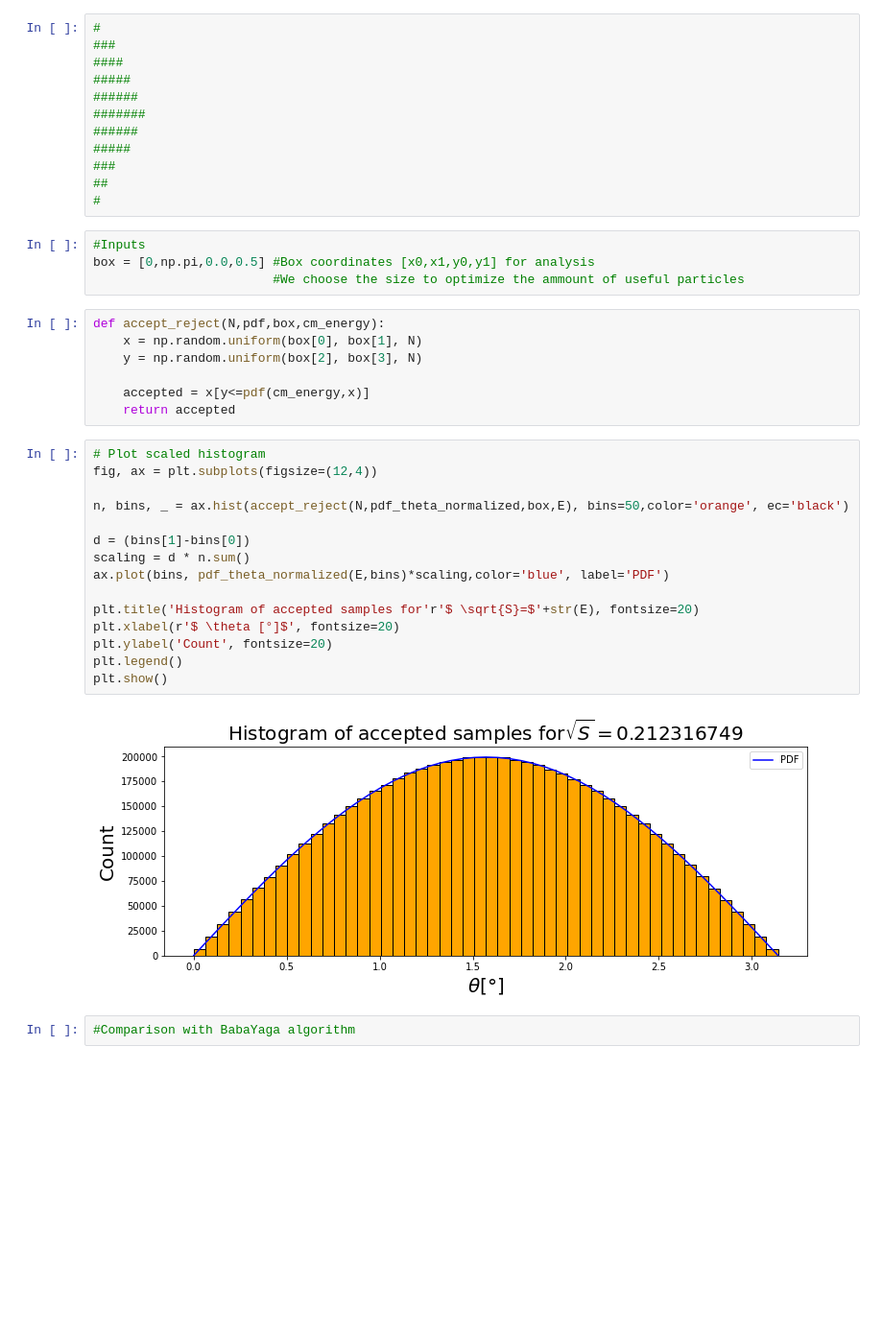
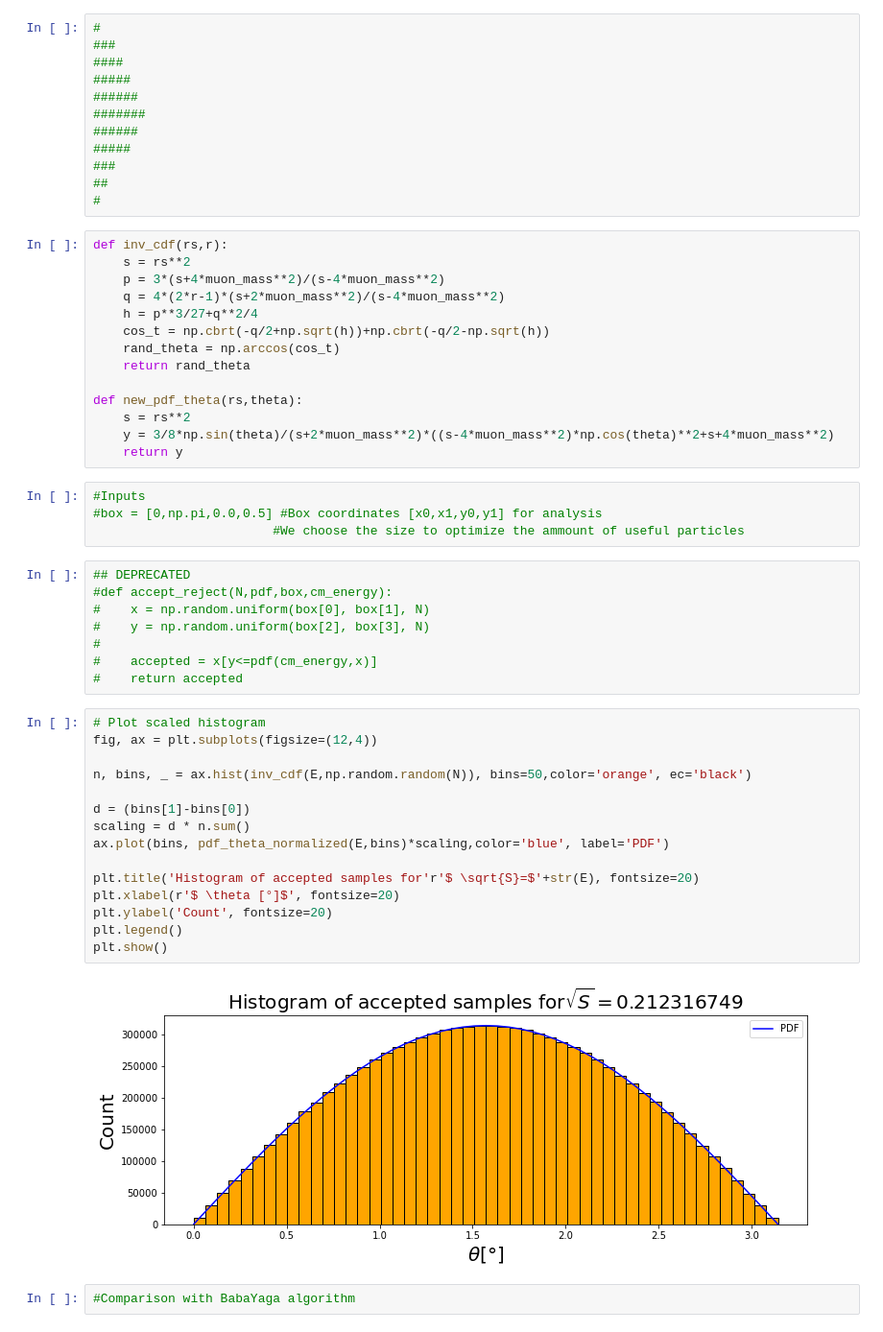
Before and after one commit to eigen-carmona/LCP_projects_Y3, a Jupyter notebook: Muons_project.ipynb, the cells around one changed output. Shown at 96% size. Drawn from its saved outputs; the diff is of its cells as text; blank space fills up the shorter version.

```diff
--- a/Muons_project.ipynb
+++ b/Muons_project.ipynb
@@ -211,34 +211,49 @@ Integral of the normalized PDF in [0,pi] 1.0
 ###
 ##
 #
+# %%
+def inv_cdf(rs,r):
+    s = rs**2
+    p = 3*(s+4*muon_mass**2)/(s-4*muon_mass**2)
+    q = 4*(2*r-1)*(s+2*muon_mass**2)/(s-4*muon_mass**2)
+    h = p**3/27+q**2/4
+    cos_t = np.cbrt(-q/2+np.sqrt(h))+np.cbrt(-q/2-np.sqrt(h))
+    rand_theta = np.arccos(cos_t)
+    return rand_theta
+
+def new_pdf_theta(rs,theta):
+    s = rs**2
+    y = 3/8*np.sin(theta)/(s+2*muon_mass**2)*((s-4*muon_mass**2)*np.cos(theta)**2+s+4*muon_mass**2)
+    return y
 # %%
 #Inputs
-box = [0,np.pi,0.0,0.5] #Box coordinates [x0,x1,y0,y1] for analysis
+#box = [0,np.pi,0.0,0.5] #Box coordinates [x0,x1,y0,y1] for analysis
                         #We choose the size to optimize the ammount of useful particles
 # %%
-def accept_reject(N,pdf,box,cm_energy):
-    x = np.random.uniform(box[0], box[1], N)
-    y = np.random.uniform(box[2], box[3], N)
-
-    accepted = x[y<=pdf(cm_energy,x)]
-    return accepted
+## DEPRECATED
+#def accept_reject(N,pdf,box,cm_energy):
+#    x = np.random.uniform(box[0], box[1], N)
+#    y = np.random.uniform(box[2], box[3], N)
+#
+#    accepted = x[y<=pdf(cm_energy,x)]
+#    return accepted
 # %%
 # Plot scaled histogram
 fig, ax = plt.subplots(figsize=(12,4))
 
-n, bins, _ = ax.hist(accept_reject(N,pdf_theta_normalized,box,E), bins=50,color='orange', ec='black')
+n, bins, _ = ax.hist(inv_cdf(E,np.random.random(N)), bins=50,color='orange', ec='black')
 
 d = (bins[1]-bins[0])
 scaling = d * n.sum()
 ax.plot(bins, pdf_theta_normalized(E,bins)*scaling,color='blue', label='PDF')
 
 plt.title('Histogram of accepted samples for'r'$ \sqrt{S}=$'+str(E), fontsize=20)
 plt.xlabel(r'$ \theta [°]$', fontsize=20)
 plt.ylabel('Count', fontsize=20)
 plt.legend()
 plt.show()
 # %% [output]
-[figure, old version]
+[figure, new version]
 # %%
 #Comparison with BabaYaga algorithm
 # %%
```
Also changed, not shown: parts of 35 cells of this notebook, 1 other file.
